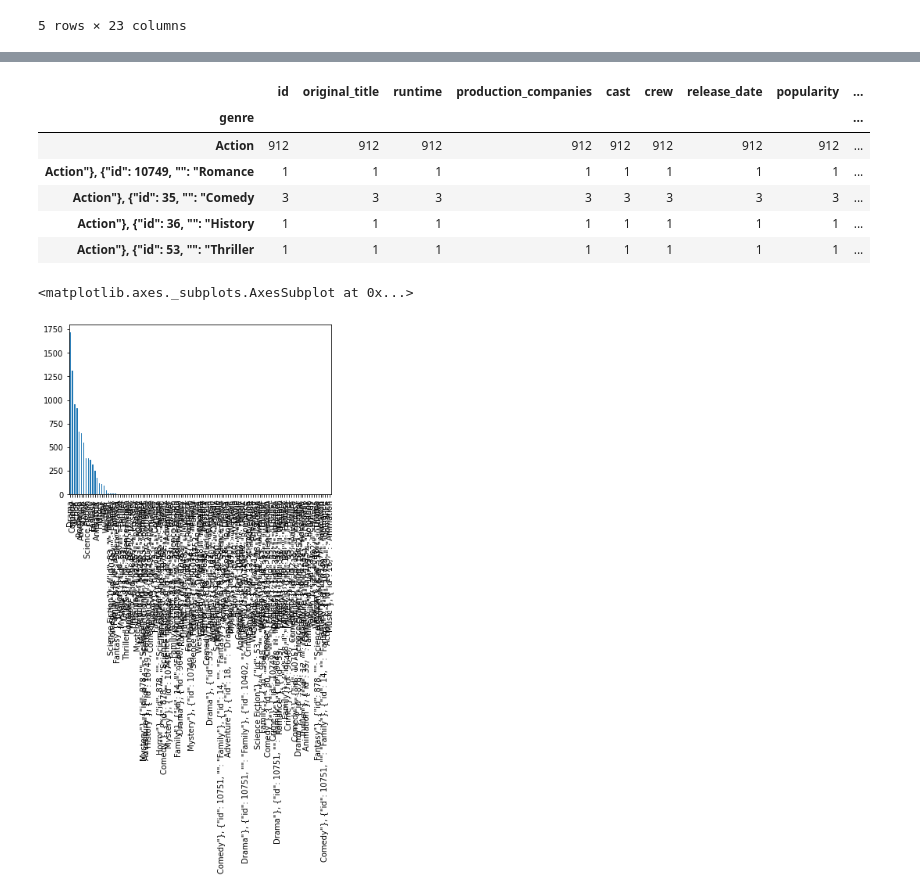
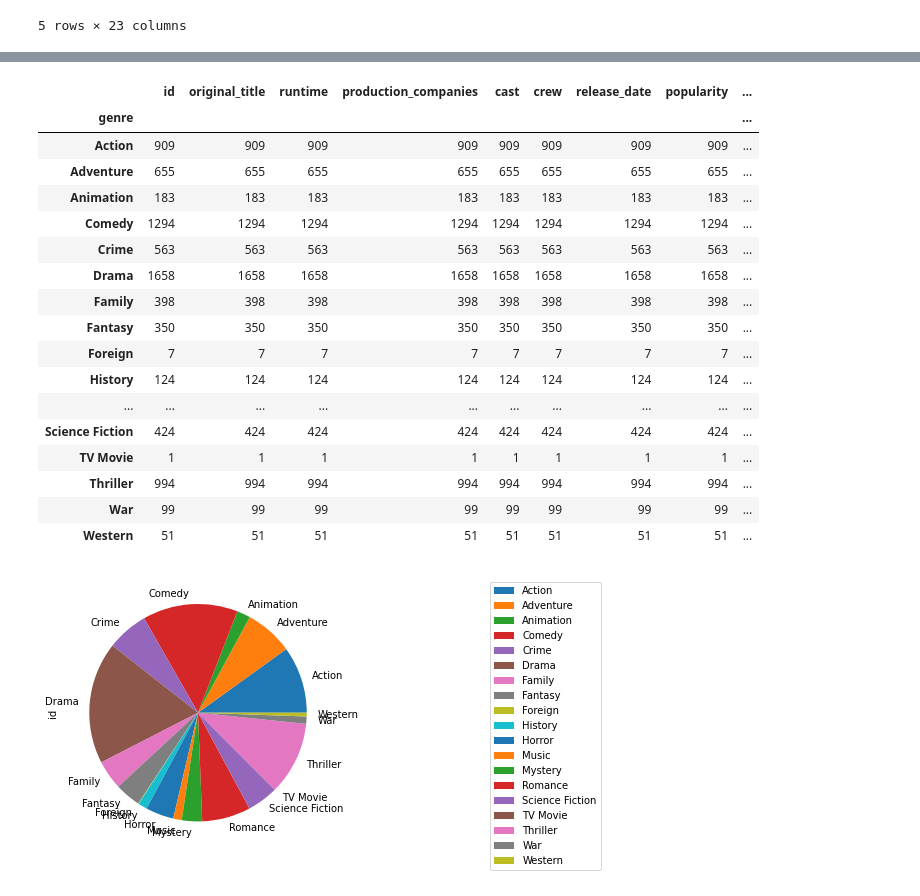
Before and after one commit to aidasarin/as3764_INFO2950_Project, a Jupyter notebook: phase2/phase2.ipynb, the cells around one changed output, grey strips where cells are left out. Saved outputs shown, nothing was run; the diff lists cells and outputs as text; code cells hidden in the pictures.

```diff
--- a/phase2/phase2.ipynb
+++ b/phase2/phase2.ipynb
@@ -67,3 +90,0 @@ combined_data['genres'].count()
-# %%
-combined_data['genres'] = combined_data['genres'].map(lambda x: x.lstrip('[{').rstrip('}]'))
-combined_data.replace('', None)
@@ -118,6 +91,6 @@ separated
 # %%
-# the "genres" column includes up to 4 genres one movie can belong to, so we want to have 4 columns for genres of each movie
-new = combined_data["genres"].str.split(",", n = 7, expand = True)
-new.columns = ["1", "genre_1", "2", "genre_2", "3", "genre_3", "4", "genre_4"]
+# the "genres" column includes up to 6 genres one movie can be affiliated with, so we want to create 6 columns corresponding to genres of each movie
+new = combined_data["genres"].str.split(",", n=11, expand = True)
+new.columns = ["1", "genre_1", "2", "genre_2", "3", "genre_3", "4", "genre_4", "5", "genre_5", "6", "genre_6"]
 new.head()
 # %% [output]
@@ -147,8 +139,8 @@ new.head()
 # %%
-# merging the new 4 genres columns with the "combined" dataset
+# merging the new 5 genres columns with the "combined" dataset
 result = pd.concat([combined_data, new], axis=1, sort=False)
 result.drop("genres", axis=1)
-result = result[ ['id', 'original_title', 'runtime', 'genre_1', 'genre_2', 'genre_3', 'genre_4', 'production_companies', 'cast', 'crew', 'release_date', 'popularity', 'vote_average', 'vote_count'] ]
+result = result[ ['id', 'original_title', 'runtime', 'genre_1', 'genre_2', 'genre_3', 'genre_4', 'genre_5', 'production_companies', 'cast', 'crew', 'release_date', 'popularity', 'vote_average', 'vote_count'] ]
 result = result.loc[:,~result.columns.duplicated()]
-result.head()
+result.head(3)
 # %% [output]
@@ -281,0 +293,5 @@ final
+# %%
+# dropping the row with that has TV Movie listed as a genre
+# displaying the updated final dataset
+final = final.drop([2849])
+final
@@ -346,40 +378,60 @@ final.head()
 # %%
-genre1_df = final.loc[:, ~final.columns.isin(['genre_2', 'genre_3', 'genre_4'])]
-genre2_df = final.loc[:, ~final.columns.isin(['genre_1', 'genre_3', 'genre_4'])]
-genre3_df = final.loc[:, ~final.columns.isin(['genre_1', 'genre_2', 'genre_4'])]
-genre4_df = final.loc[:, ~final.columns.isin(['genre_1', 'genre_2', 'genre_3'])]
+# we want to cont how many movies fall under each category of genre
+# note that the total number of such movie count won't be equal to the total number of movies in the dataset since the majority of movies affiliates with more than just one genre
+
+genre1_df = final.loc[:, ~final.columns.isin(['genre_2', 'genre_3', 'genre_4', 'genre_5'])]
+genre2_df = final.loc[:, ~final.columns.isin(['genre_1', 'genre_3', 'genre_4', 'genre_5'])]
+genre3_df = final.loc[:, ~final.columns.isin(['genre_1', 'genre_2', 'genre_4', 'genre_5'])]
+genre4_df = final.loc[:, ~final.columns.isin(['genre_1', 'genre_2', 'genre_3', 'genre_5'])]
+genre5_df = final.loc[:, ~final.columns.isin(['genre_1', 'genre_2', 'genre_3', 'genre_4'])]
+
 
 genre1_df = genre1_df.rename(columns={"genre_1": "genre"})
 genre2_df = genre2_df.rename(columns={"genre_2": "genre"})
 genre3_df = genre3_df.rename(columns={"genre_3": "genre"})
 genre4_df = genre4_df.rename(columns={"genre_4": "genre"})
+genre5_df = genre5_df.rename(columns={"genre_5": "genre"})
+
 
 genre2_df = genre2_df[genre2_df['genre'] != 'None']
 genre3_df = genre3_df[genre3_df['genre'] != 'None']
 genre4_df = genre4_df[genre4_df['genre'] != 'None']
+genre5_df = genre5_df[genre5_df['genre'] != 'None']
 
-frames = [genre1_df, genre2_df, genre3_df, genre4_df]
+
+frames = [genre1_df, genre2_df, genre3_df, genre4_df, genre5_df]
 genre_df = pd.concat(frames)
 
 genre_df = genre_df.sort_values(['genre'])
 # genre_df.sort_values(by=['genre'])
 
 
 # pd.set_option("display.max_rows", None, "display.max_columns", None)
 # print(genre_df['genre'])
 
 genre_table = genre_df.groupby('genre').count()
-genre_table.head()
+genre_table
 # %% [output]
 |  | id | original_title | runtime | production_companies | cast | crew | release_date | popularity | ... |
 | genre |  |  |  |  |  |  |  |  | ... |
-| Action | 912 | 912 | 912 | 912 | 912 | 912 | 912 | 912 | ... |
-| Action"}, {"id": 10749, "": "Romance | 1 | 1 | 1 | 1 | 1 | 1 | 1 | 1 | ... |
-| Action"}, {"id": 35, "": "Comedy | 3 | 3 | 3 | 3 | 3 | 3 | 3 | 3 | ... |
-| Action"}, {"id": 36, "": "History | 1 | 1 | 1 | 1 | 1 | 1 | 1 | 1 | ... |
-| Action"}, {"id": 53, "": "Thriller | 1 | 1 | 1 | 1 | 1 | 1 | 1 | 1 | ... |
+| Action | 909 | 909 | 909 | 909 | 909 | 909 | 909 | 909 | ... |
+| Adventure | 655 | 655 | 655 | 655 | 655 | 655 | 655 | 655 | ... |
+| Animation | 183 | 183 | 183 | 183 | 183 | 183 | 183 | 183 | ... |
+| Comedy | 1294 | 1294 | 1294 | 1294 | 1294 | 1294 | 1294 | 1294 | ... |
+| Crime | 563 | 563 | 563 | 563 | 563 | 563 | 563 | 563 | ... |
+| Drama | 1658 | 1658 | 1658 | 1658 | 1658 | 1658 | 1658 | 1658 | ... |
+| Family | 398 | 398 | 398 | 398 | 398 | 398 | 398 | 398 | ... |
+| Fantasy | 350 | 350 | 350 | 350 | 350 | 350 | 350 | 350 | ... |
+| Foreign | 7 | 7 | 7 | 7 | 7 | 7 | 7 | 7 | ... |
+| History | 124 | 124 | 124 | 124 | 124 | 124 | 124 | 124 | ... |
+| ... | ... | ... | ... | ... | ... | ... | ... | ... | ... |
+| Science Fiction | 424 | 424 | 424 | 424 | 424 | 424 | 424 | 424 | ... |
+| TV Movie | 1 | 1 | 1 | 1 | 1 | 1 | 1 | 1 | ... |
+| Thriller | 994 | 994 | 994 | 994 | 994 | 994 | 994 | 994 | ... |
+| War | 99 | 99 | 99 | 99 | 99 | 99 | 99 | 99 | ... |
+| Western | 51 | 51 | 51 | 51 | 51 | 51 | 51 | 51 | ... |
-# %%
-genre_df['genre'].value_counts().plot(kind='bar')
-# %% [output]
-<matplotlib.axes._subplots.AxesSubplot at 0x...>
-[figure, removed]
+# %%
+# this is a pie chart that shows how broad each genre is
+plot = genre_table.plot.pie(y='id', figsize=(5, 5)).legend(bbox_to_anchor=(2, 1))
+# %% [output]
+[figure, added]
```
Also changed, not shown: parts of 50 cells of this notebook, 1 other file.
